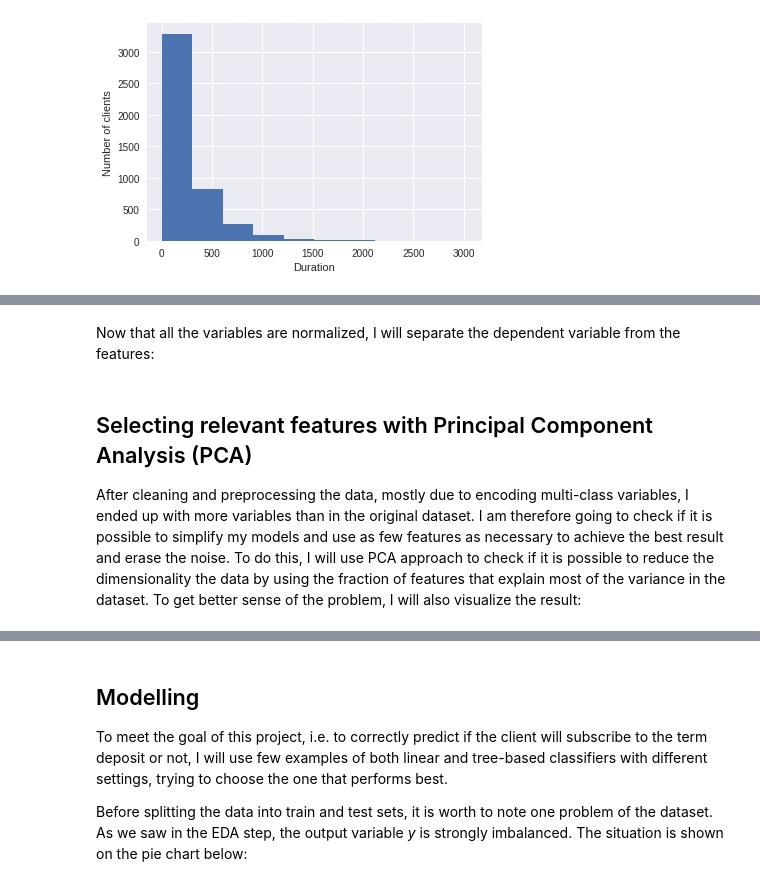
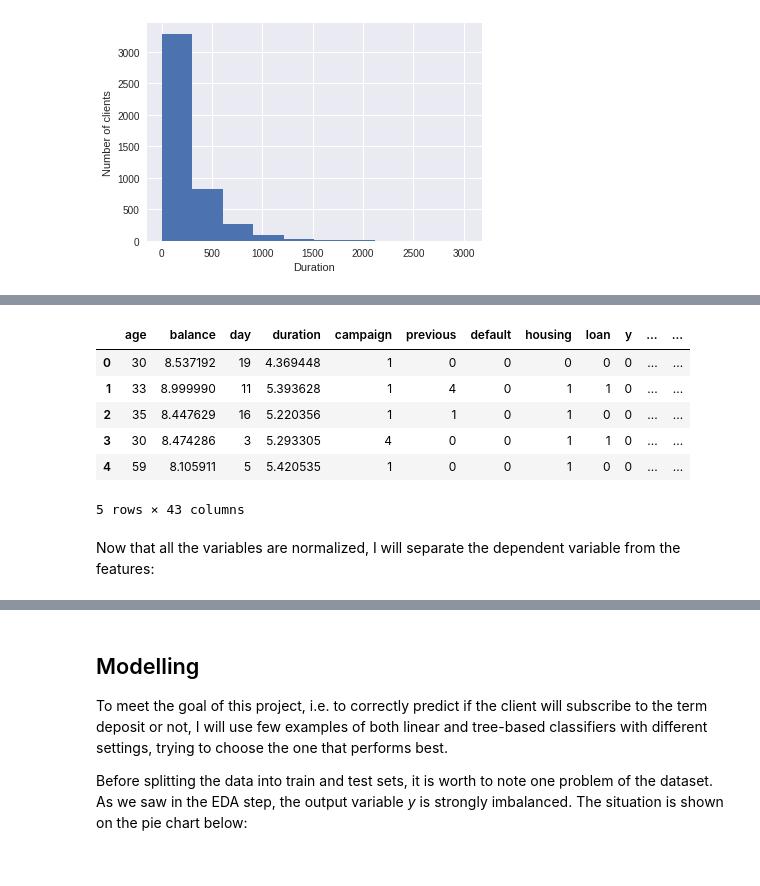
Before and after one commit to MichalBasak/MachineLearning, a Jupyter notebook: Binary Classification - Bank Marketing.ipynb, the cells around one changed output, grey strips where cells are left out. Cells and saved outputs as stored; diff of their text form; code cells hidden in the pictures.

```diff
--- a/Binary Classification - Bank Marketing.ipynb
+++ b/Binary Classification - Bank Marketing.ipynb
@@ -243,3 +253,19 @@ month_enc = pd.get_dummies(data_categorical["month"])
+# %%
+# For binary variables, I will use LabelEncoder
+le = LabelEncoder()
+
+cat_binary = ["default", "housing", "loan", "y"]
+
+for c in cat_binary:
+    data_categorical[c] = le.fit_transform(data_categorical[c])
+# %%
+# For multiclass columns, I will perform one-hot encoding using dummy variables
+
+cat_multi = ["job", "marital", "education", "contact", "month", "poutcome", "contact_6m"]
+
+for c in cat_multi:
+    data_categorical = pd.concat([data_categorical,pd.get_dummies(data_categorical[c], prefix=c)],axis=1)
+    data_categorical.drop([c],axis=1, inplace=True)
 # %%
-# Here I concatenate all the encoded variables
-categorical_encoded = pd.concat([data_categorical, job_enc, marital_enc, education_enc, contact_enc, month_enc], axis=1)
+# After normalizing numeric variables and encoding categorical columns, I concatenate all the variables together.
+data_cleaned = pd.concat([data_numeric, data_categorical], axis=1)
@@ -251,6 +272,13 @@ categorical_encoded = categorical_encoded.drop(to_drop, axis=1)
-# %%
-# After scaling numeric variables and encoding categorical columns, I concatenate all the variables together.
-data_cleaned = pd.concat([numeric_scaled, categorical_encoded], axis=1)
+# %%
+data_cleaned.head()
+# %% [output]
+|  | age | balance | day | duration | campaign | previous | default | housing | loan | y | ... | ... |
+| 0 | 30 | 8.537192 | 19 | 4.369448 | 1 | 0 | 0 | 0 | 0 | 0 | ... | ... |
+| 1 | 33 | 8.999990 | 11 | 5.393628 | 1 | 4 | 0 | 1 | 1 | 0 | ... | ... |
+| 2 | 35 | 8.447629 | 16 | 5.220356 | 1 | 1 | 0 | 1 | 0 | 0 | ... | ... |
+| 3 | 30 | 8.474286 | 3 | 5.293305 | 4 | 0 | 0 | 1 | 1 | 0 | ... | ... |
+| 4 | 59 | 8.105911 | 5 | 5.420535 | 1 | 0 | 0 | 1 | 0 | 0 | ... | ... |
+5 rows × 43 columns
 # %% [markdown]
 <p>Now that all the variables are normalized, I will separate the dependent variable from the features:</p>
 # %%
@@ -259,3 +286,0 @@ label = data_cleaned["y_enc"]
-# %% [markdown]
-## Selecting relevant features with Principal Component Analysis (PCA)
-<p>After cleaning and preprocessing the data, mostly due to encoding multi-class variables, I ended up with more variables than in the original dataset. I am therefore going to check if it is possible to simplify my models and use as few features as necessary to achieve the best result and erase the noise. To do this, I will use PCA approach to check if it is possible to reduce the dimensionality the data by using the fraction of features that explain most of the variance in the dataset. To get better sense of the problem, I will also visualize the result:</p>
```
Also changed, not shown: parts of 61 cells of this notebook.
